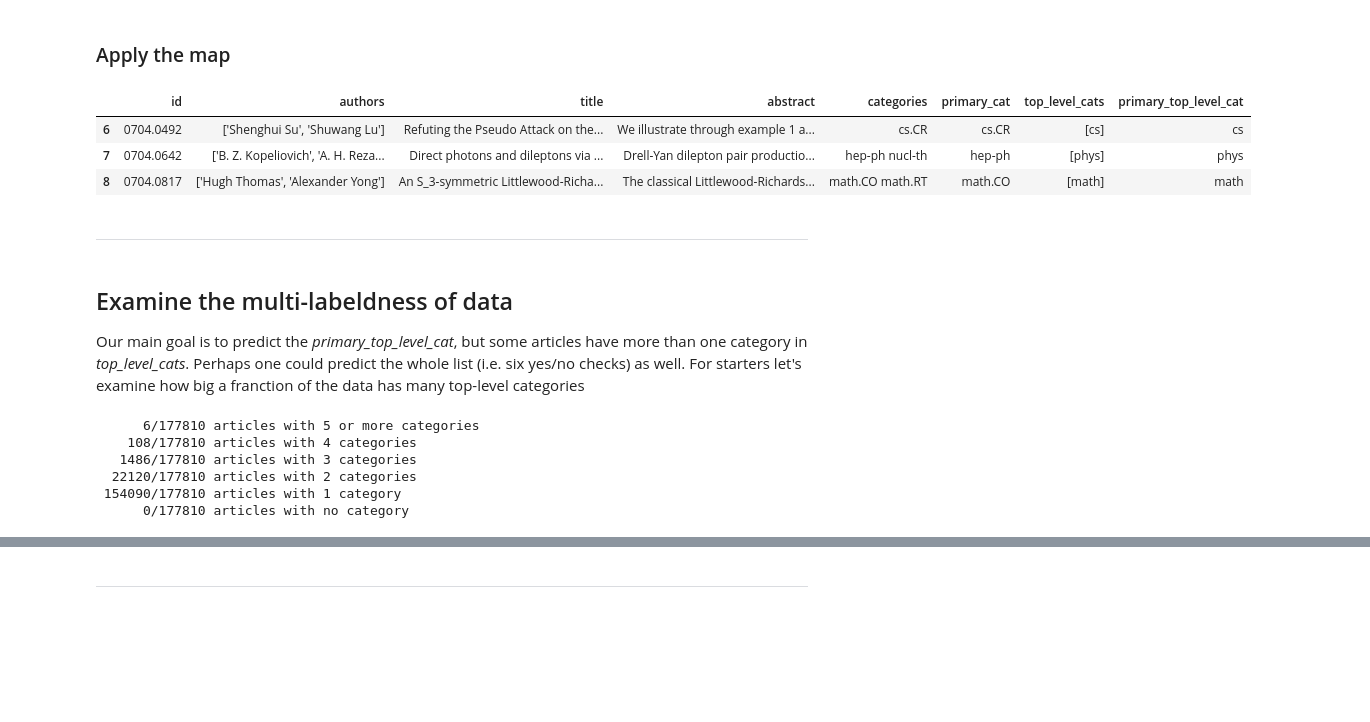
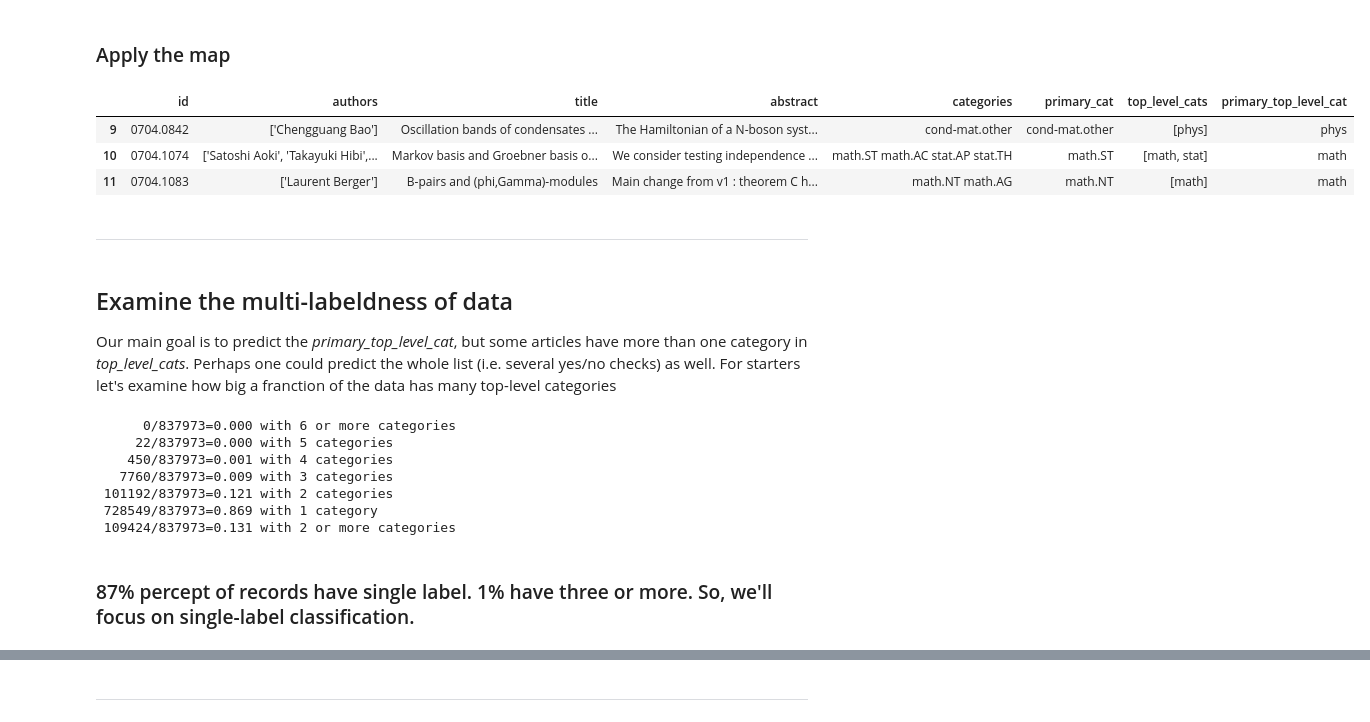
Before and after one commit to olszewskip/ArXiv_Classifier, a Jupyter notebook: arXiv_explore.ipynb, the cells around one changed output, grey strips where cells are left out. Saved outputs shown, nothing was run; the diff lists cells and outputs as text; code cells hidden in the pictures; blank space fills up the shorter version.

```diff
--- a/arXiv_explore.ipynb
+++ b/arXiv_explore.ipynb
@@ -10,8 +10,8 @@ import matplotlib.pyplot as plt
 # %% [markdown]
 ## Load the data
 # %%
-dir_ = os.path.join("data", "arXivMeta_example")
-#dir_ = os.path.join("data", "arXivMeta_sample")
+#dir_ = os.path.join("data", "arXivMeta_example")
+dir_ = os.path.join("data", "arXivMeta_all")
 
 file_list = []
 for file in os.listdir(dir_):
@@ -64,0 +69,7 @@ all_data = all_data[~withdrawn]
+# %%
+redflags = re.compile(r'^\s*(?:This paper has been withdrawn)|(?:arXiv admin note: This submission has been withdrawn)|(?:Withdrawn by arXiv)|(?:Admin note: withdrawn by arXiv)')
+
+withdrawn = all_data.abstract.str.contains(redflags)
+
+print(sum(withdrawn))
+all_data = all_data[~withdrawn]
@@ -380,7 +396,8 @@ clean_up_mask['chem-ph'] = 'physics'
 clean_up_mask['mtrl-th'] = 'cond-mat'
 clean_up_mask['cmp-lg'] = 'cs'
 clean_up_mask['comp-gas'] = 'nlin'
-#clean_up_mask['solv-int'] = 'nlin'
+clean_up_mask['ao-sci'] = 'physics'
+clean_up_mask['plasm-ph'] = 'physics'
 
 
 def clean_up(cat):
@@ -390,8 +407,8 @@ def clean_up(cat):
         return cat
 
 
-print("Uknown categories:\n", semitop_categories[pd.isnull( semitop_categories.map(clean_up).map(mapping) )] )
-print("No. unknown categories:", sum( pd.isnull( semitop_categories.map(clean_up).map(mapping) ) ) )
+print("Uknown categories:\n", semitop_categories[pd.isnull( semitop_categories.map(clean_up).map(to_top) )] )
+print("No. unknown categories:", sum( pd.isnull( semitop_categories.map(clean_up).map(to_top) ) ) )
 # %% [output]
 Uknown categories:
  Series([], dtype: object)
@@ -419,42 +436,46 @@ lift_category = np.vectorize(lift_category)
 all_data['top_level_cats'] = all_data.categories.str.split().map(lift_category).map(np.unique)
 all_data['primary_top_level_cat'] = all_data.primary_cat.map(lift_category)
 # %%
-all_data[6:9]
+all_data[9:12]
 # %% [output]
 |  | id | authors | title | abstract | categories | primary_cat | top_level_cats | primary_top_level_cat |
-| 6 | 0704.0492 | ['Shenghui Su', 'Shuwang Lu'] | Refuting the Pseudo Attack on the... | We illustrate through example 1 a... | cs.CR | cs.CR | [cs] | cs |
-| 7 | 0704.0642 | ['B. Z. Kopeliovich', 'A. H. Reza... | Direct photons and dileptons via ... | Drell-Yan dilepton pair productio... | hep-ph nucl-th | hep-ph | [phys] | phys |
-| 8 | 0704.0817 | ['Hugh Thomas', 'Alexander Yong'] | An S_3-symmetric Littlewood-Richa... | The classical Littlewood-Richards... | math.CO math.RT | math.CO | [math] | math |
+| 9 | 0704.0842 | ['Chengguang Bao'] | Oscillation bands of condensates ... | The Hamiltonian of a N-boson syst... | cond-mat.other | cond-mat.other | [phys] | phys |
+| 10 | 0704.1074 | ['Satoshi Aoki', 'Takayuki Hibi',... | Markov basis and Groebner basis o... | We consider testing independence ... | math.ST math.AC stat.AP stat.TH | math.ST | [math, stat] | math |
+| 11 | 0704.1083 | ['Laurent Berger'] | B-pairs and (phi,Gamma)-modules | Main change from v1 : theorem C h... | math.NT math.AG | math.NT | [math] | math |
 # %% [markdown]
 ---
 # %% [markdown]
 ## Examine the multi-labeldness of data
 Our main goal is to predict the *primary_top_level_cat*, but some articles have more than one category in *top_level_cats*.
-Perhaps one could predict the whole list (i.e. six yes/no checks) as well.
+Perhaps one could predict the whole list (i.e. several yes/no checks) as well.
 For starters let's examine how big a franction of the data has many top-level categories
 # %%
-inter56 = sum(all_data.top_level_cats.map(len)>=5)
+inter6 = sum(all_data.top_level_cats.map(len)>=6)
+inter5 = sum(all_data.top_level_cats.map(len)==5)
 inter4  = sum(all_data.top_level_cats.map(len)==4)
 inter3  = sum(all_data.top_level_cats.map(len)==3)
 inter2  = sum(all_data.top_level_cats.map(len)==2)
 inter1  = sum(all_data.top_level_cats.map(len)==1)
 inter0  = sum(all_data.top_level_cats.map(len)==0)
-inter = inter56 + inter4 + inter3 + inter2
+inter = inter6 + inter5 + inter4 + inter3 + inter2
 
-print(f"{inter56:>7}/{len(all_data)} articles with 5 or more categories")
-print(f"{inter4:>7}/{len(all_data)} articles with 4 categories")
-print(f"{inter3:>7}/{len(all_data)} articles with 3 categories")
-print(f"{inter2:>7}/{len(all_data)} articles with 2 categories")
-print(f"{inter1:>7}/{len(all_data)} articles with 1 category")
-print(f"{inter0:>7}/{len(all_data)} articles with no category") # sanity check
-print("\n")
-print(f"")
+print(f"{inter6:>7}/{len(all_data)}={inter6/len(all_data):.3f} with 6 or more categories")
+print(f"{inter5:>7}/{len(all_data)}={inter5/len(all_data):.3f} with 5 categories")
+print(f"{inter4:>7}/{len(all_data)}={inter4/len(all_data):.3f} with 4 categories")
+print(f"{inter3:>7}/{len(all_data)}={inter3/len(all_data):.3f} with 3 categories")
+print(f"{inter2:>7}/{len(all_data)}={inter2/len(all_data):.3f} with 2 categories")
+print(f"{inter1:>7}/{len(all_data)}={inter1/len(all_data):.3f} with 1 category")
+# print(f"{inter0:>7}/{len(all_data)} articles with no category") # sanity check
+print(f"{inter:>7}/{len(all_data)}={inter/len(all_data):.3f} with 2 or more categories")
 # %% [output]
-      6/177810 articles with 5 or more categories
-    108/177810 articles with 4 categories
-   1486/177810 articles with 3 categories
-  22120/177810 articles with 2 categories
- 154090/177810 articles with 1 category
-      0/177810 articles with no category
+      0/837973=0.000 with 6 or more categories
+     22/837973=0.000 with 5 categories
+    450/837973=0.001 with 4 categories
+   7760/837973=0.009 with 3 categories
+ 101192/837973=0.121 with 2 categories
+ 728549/837973=0.869 with 1 category
+ 109424/837973=0.131 with 2 or more categories
+# %% [markdown]
+### 87% percept of records have single label. 1% have three or more. So, we'll focus on single-label classification.
 # %%
 # Have a look at the most interdisciplinary articles :)
```
Also changed, not shown: parts of 19 cells of this notebook.
